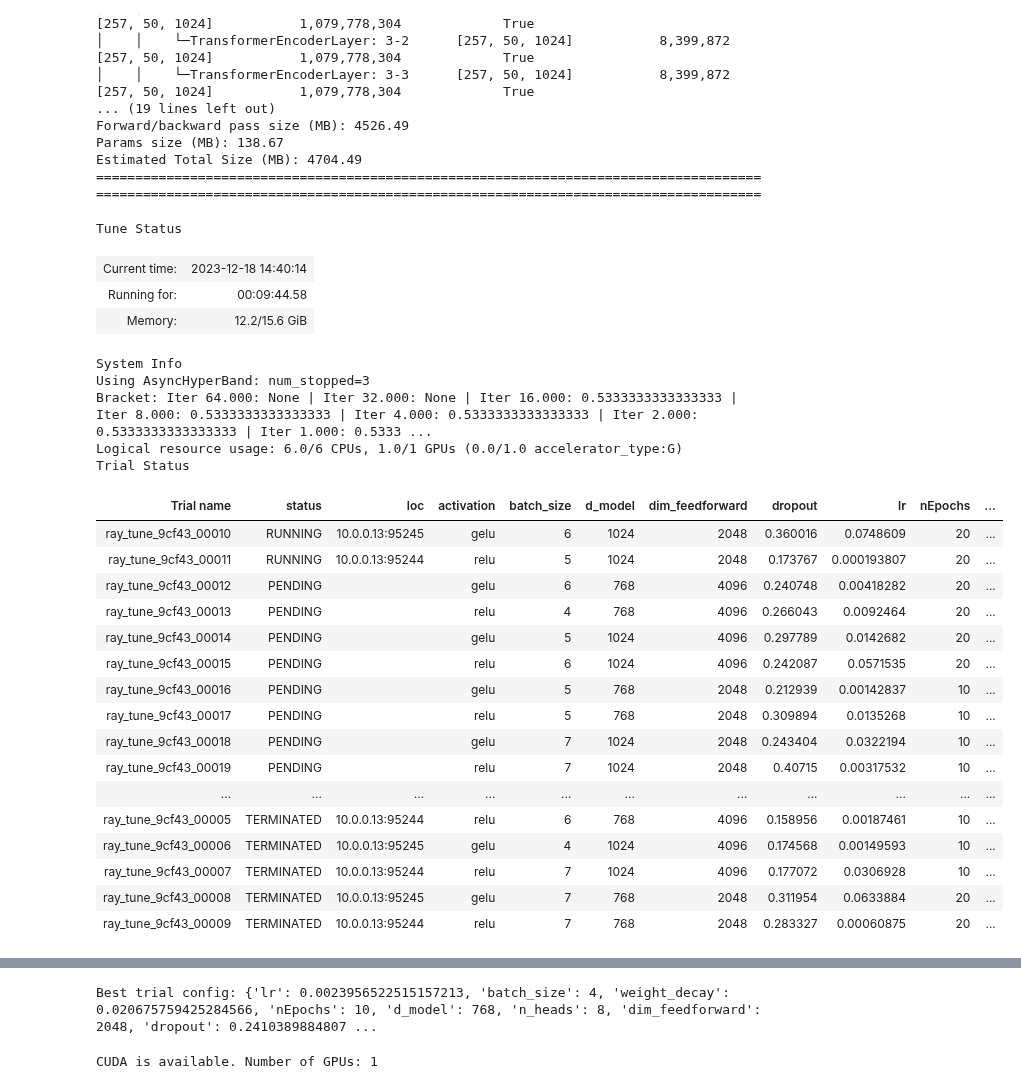
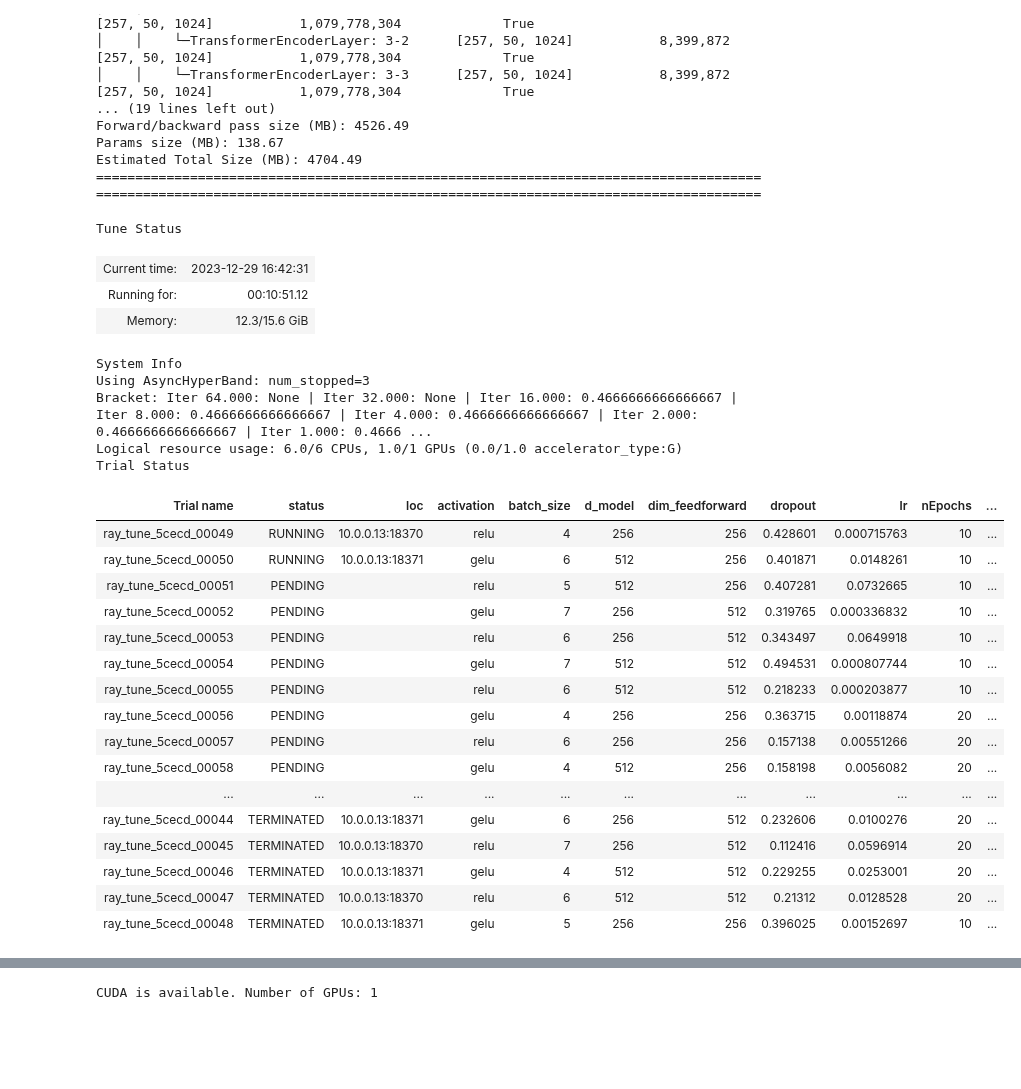
Before and after one commit to 5kj41d/Classification-and-3D-reconstruction-of-archaeological-artifacts, a Jupyter notebook: ViT_Mag.ipynb, the cells around one changed output, grey strips where cells are left out. Saved outputs shown, nothing was run; the diff lists cells and outputs as text; code cells hidden in the pictures; blank space fills up the shorter version.

Commit message:
ViT grid search done. Choose model params

```diff
--- a/ViT_Mag.ipynb
+++ b/ViT_Mag.ipynb
@@ -577,7 +577,7 @@ def ray_tune(config: dict, train_loader = train_loader, val_loader = val_loader)
         total = 0
         correct = 0
         for i, data in enumerate(val_loader, 0):
-            with torch.no_grad():
+            with torch.no_grad(): # No backprop
                 inputs, labels = data
                 inputs, labels = inputs.to(device), labels.to(device)
 
@@ -591,7 +591,26 @@ def ray_tune(config: dict, train_loader = train_loader, val_loader = val_loader)
                 val_loss += loss.cpu().numpy()
                 val_steps += 1
 
-        train.report({"accuracy": correct / total})
+        test_loss = 0.0
+        test_steps = 0
+        test_total = 0
+        test_correct = 0
+        for i, data in enumerate(test_loader, 0):
+            with torch.no_grad(): # No backprop
+                inputs, labels = data
+                inputs, labels = inputs.to(device), labels.to(device)
+
+                labels = labels.float()
+
+                outputs = model(inputs).float()
+                predicted = torch.sigmoid(outputs) > config["threshold"]
+                test_total += labels.size(0)
+                test_correct += (predicted == labels).sum().item()
+                loss = loss_func(outputs, labels.float())
+                test_loss += loss.cpu().numpy()
+                test_steps += 1
+
+        train.report({"accuracy": test_correct / test_total})
 
 
 def setup_ray_tune_and_run():
@@ -601,13 +620,13 @@ def setup_ray_tune_and_run():
         "batch_size": tune.randint(4, 8), # 8, 16 ,32, 64 <- Try these on a bigger system
         "weight_decay": tune.loguniform(1e-3, 1), # [0.001, 1.0]
         "nEpochs": tune.grid_search([10, 20]),
-        "d_model": tune.grid_search([768, 1024]),
-        "n_heads": tune.grid_search([8, 16]),
-        "dim_feedforward": tune.grid_search([2048, 4096]),
+        "d_model": tune.grid_search([256, 512]),
+        "n_heads": tune.grid_search([1, 2, 4]),
+        "dim_feedforward": tune.grid_search([256, 512]),
         "dropout": tune.uniform(0.1, 0.5),
-        "n_layers": tune.grid_search([2, 4, 8]),
-        "patch_size": tune.grid_search([8, 16, 32]),
-        "n_hidden": tune.grid_search([1,2,4]),
+        "n_layers": tune.grid_search([1, 2, 4]),
+        "patch_size": tune.grid_search([8, 16]),
+        "n_hidden": tune.grid_search([1, 2, 4]),
         "activation": tune.grid_search(["gelu", "relu"]),
         "threshold": tune.uniform(0.1, 0.9)
     }
@@ -625,50 +644,50 @@ def setup_ray_tune_and_run():
     }
 
     tuner = tune.Tuner(
         tune.with_resources(
             tune.with_parameters(ray_tune),
             resources = resources
         ),
         tune_config = tune.TuneConfig(
             metric = "accuracy",
             mode = "max",
             scheduler = scheduler,
             # Num samples?
         ),
         param_space = config,
     )
     results = tuner.fit()
     best_result = results.get_best_result("accuracy", "max")
 
     print(f'Best trial config: {best_result.config}')
 
 
 # Start
 setup_ray_tune_and_run()
 # %% [output]
 Tune Status
-| Current time: | 2023-12-18 14:40:14 |
-| Running for: | 00:09:44.58 |
-| Memory: | 12.2/15.6 GiB |
+| Current time: | 2023-12-29 16:42:31 |
+| Running for: | 00:10:51.12 |
+| Memory: | 12.3/15.6 GiB |
 System Info
 Using AsyncHyperBand: num_stopped=3
-Bracket: Iter 64.000: None | Iter 32.000: None | Iter 16.000: 0.5333333333333333 | Iter 8.000: 0.5333333333333333 | Iter 4.000: 0.5333333333333333 | Iter 2.000: 0.5333333333333333 | Iter 1.000: 0.5333 ...
+Bracket: Iter 64.000: None | Iter 32.000: None | Iter 16.000: 0.4666666666666667 | Iter 8.000: 0.4666666666666667 | Iter 4.000: 0.4666666666666667 | Iter 2.000: 0.4666666666666667 | Iter 1.000: 0.4666 ...
 Logical resource usage: 6.0/6 CPUs, 1.0/1 GPUs (0.0/1.0 accelerator_type:G)
 Trial Status
 | Trial name | status | loc | activation | batch_size | d_model | dim_feedforward | dropout | lr | nEpochs | ... |
-| ray_tune_9cf43_00010 | RUNNING | 10.0.0.13:95245 | gelu | 6 | 1024 | 2048 | 0.360016 | 0.0748609 | 20 | ... |
-| ray_tune_9cf43_00011 | RUNNING | 10.0.0.13:95244 | relu | 5 | 1024 | 2048 | 0.173767 | 0.000193807 | 20 | ... |
-| ray_tune_9cf43_00012 | PENDING |  | gelu | 6 | 768 | 4096 | 0.240748 | 0.00418282 | 20 | ... |
-| ray_tune_9cf43_00013 | PENDING |  | relu | 4 | 768 | 4096 | 0.266043 | 0.0092464 | 20 | ... |
-| ray_tune_9cf43_00014 | PENDING |  | gelu | 5 | 1024 | 4096 | 0.297789 | 0.0142682 | 20 | ... |
-| ray_tune_9cf43_00015 | PENDING |  | relu | 6 | 1024 | 4096 | 0.242087 | 0.0571535 | 20 | ... |
-| ray_tune_9cf43_00016 | PENDING |  | gelu | 5 | 768 | 2048 | 0.212939 | 0.00142837 | 10 | ... |
-| ray_tune_9cf43_00017 | PENDING |  | relu | 5 | 768 | 2048 | 0.309894 | 0.0135268 | 10 | ... |
-| ray_tune_9cf43_00018 | PENDING |  | gelu | 7 | 1024 | 2048 | 0.243404 | 0.0322194 | 10 | ... |
-| ray_tune_9cf43_00019 | PENDING |  | relu | 7 | 1024 | 2048 | 0.40715 | 0.00317532 | 10 | ... |
+| ray_tune_5cecd_00049 | RUNNING | 10.0.0.13:18370 | relu | 4 | 256 | 256 | 0.428601 | 0.000715763 | 10 | ... |
+| ray_tune_5cecd_00050 | RUNNING | 10.0.0.13:18371 | gelu | 6 | 512 | 256 | 0.401871 | 0.0148261 | 10 | ... |
+| ray_tune_5cecd_00051 | PENDING |  | relu | 5 | 512 | 256 | 0.407281 | 0.0732665 | 10 | ... |
+| ray_tune_5cecd_00052 | PENDING |  | gelu | 7 | 256 | 512 | 0.319765 | 0.000336832 | 10 | ... |
+| ray_tune_5cecd_00053 | PENDING |  | relu | 6 | 256 | 512 | 0.343497 | 0.0649918 | 10 | ... |
+| ray_tune_5cecd_00054 | PENDING |  | gelu | 7 | 512 | 512 | 0.494531 | 0.000807744 | 10 | ... |
+| ray_tune_5cecd_00055 | PENDING |  | relu | 6 | 512 | 512 | 0.218233 | 0.000203877 | 10 | ... |
+| ray_tune_5cecd_00056 | PENDING |  | gelu | 4 | 256 | 256 | 0.363715 | 0.00118874 | 20 | ... |
+| ray_tune_5cecd_00057 | PENDING |  | relu | 6 | 256 | 256 | 0.157138 | 0.00551266 | 20 | ... |
+| ray_tune_5cecd_00058 | PENDING |  | gelu | 4 | 512 | 256 | 0.158198 | 0.0056082 | 20 | ... |
 | ... | ... | ... | ... | ... | ... | ... | ... | ... | ... | ... |
-| ray_tune_9cf43_00005 | TERMINATED | 10.0.0.13:95244 | relu | 6 | 768 | 4096 | 0.158956 | 0.00187461 | 10 | ... |
-| ray_tune_9cf43_00006 | TERMINATED | 10.0.0.13:95245 | gelu | 4 | 1024 | 4096 | 0.174568 | 0.00149593 | 10 | ... |
-| ray_tune_9cf43_00007 | TERMINATED | 10.0.0.13:95244 | relu | 7 | 1024 | 4096 | 0.177072 | 0.0306928 | 10 | ... |
-| ray_tune_9cf43_00008 | TERMINATED | 10.0.0.13:95245 | gelu | 7 | 768 | 2048 | 0.311954 | 0.0633884 | 20 | ... |
-| ray_tune_9cf43_00009 | TERMINATED | 10.0.0.13:95244 | relu | 7 | 768 | 2048 | 0.283327 | 0.00060875 | 20 | ... |
+| ray_tune_5cecd_00044 | TERMINATED | 10.0.0.13:18371 | gelu | 6 | 256 | 512 | 0.232606 | 0.0100276 | 20 | ... |
+| ray_tune_5cecd_00045 | TERMINATED | 10.0.0.13:18370 | relu | 7 | 256 | 512 | 0.112416 | 0.0596914 | 20 | ... |
+| ray_tune_5cecd_00046 | TERMINATED | 10.0.0.13:18371 | gelu | 4 | 512 | 512 | 0.229255 | 0.0253001 | 20 | ... |
+| ray_tune_5cecd_00047 | TERMINATED | 10.0.0.13:18370 | relu | 6 | 512 | 512 | 0.21312 | 0.0128528 | 20 | ... |
+| ray_tune_5cecd_00048 | TERMINATED | 10.0.0.13:18371 | gelu | 5 | 256 | 256 | 0.396025 | 0.00152697 | 10 | ... |
@@ -702,4 +729,3 @@ Resume experiment with: Tuner.restore(path="/home/magnusjsc/ray_results/ray_tune
-Best trial config: {'lr': 0.0023956522515157213, 'batch_size': 4, 'weight_decay': 0.020675759425284566, 'nEpochs': 10, 'd_model': 768, 'n_heads': 8, 'dim_feedforward': 2048, 'dropout': 0.2410389884807 ...
 # %%
 '''
 RUN ONLY FOR TRAINING AND VALIDATION
```
Also changed, not shown: parts of 3 cells of this notebook.
